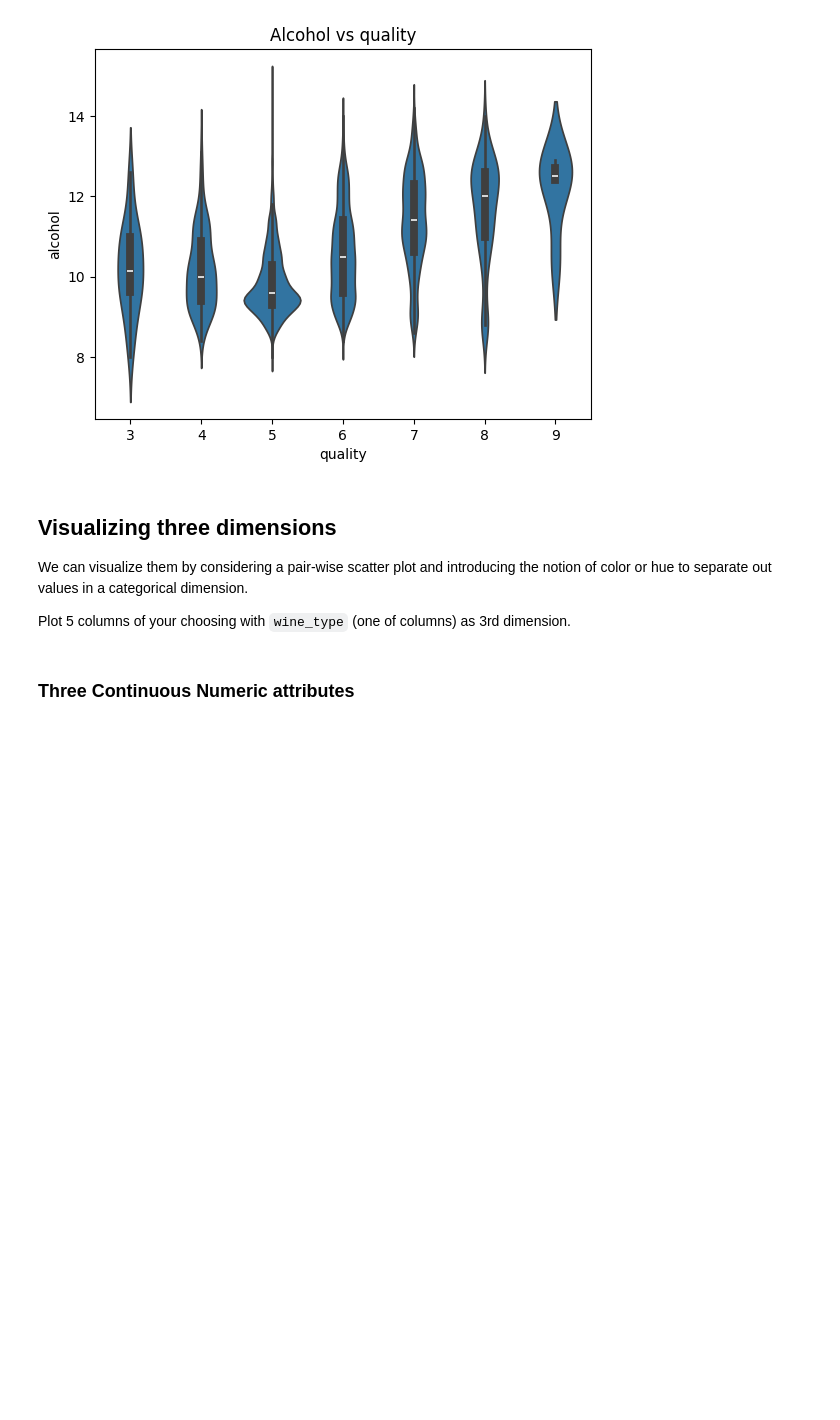
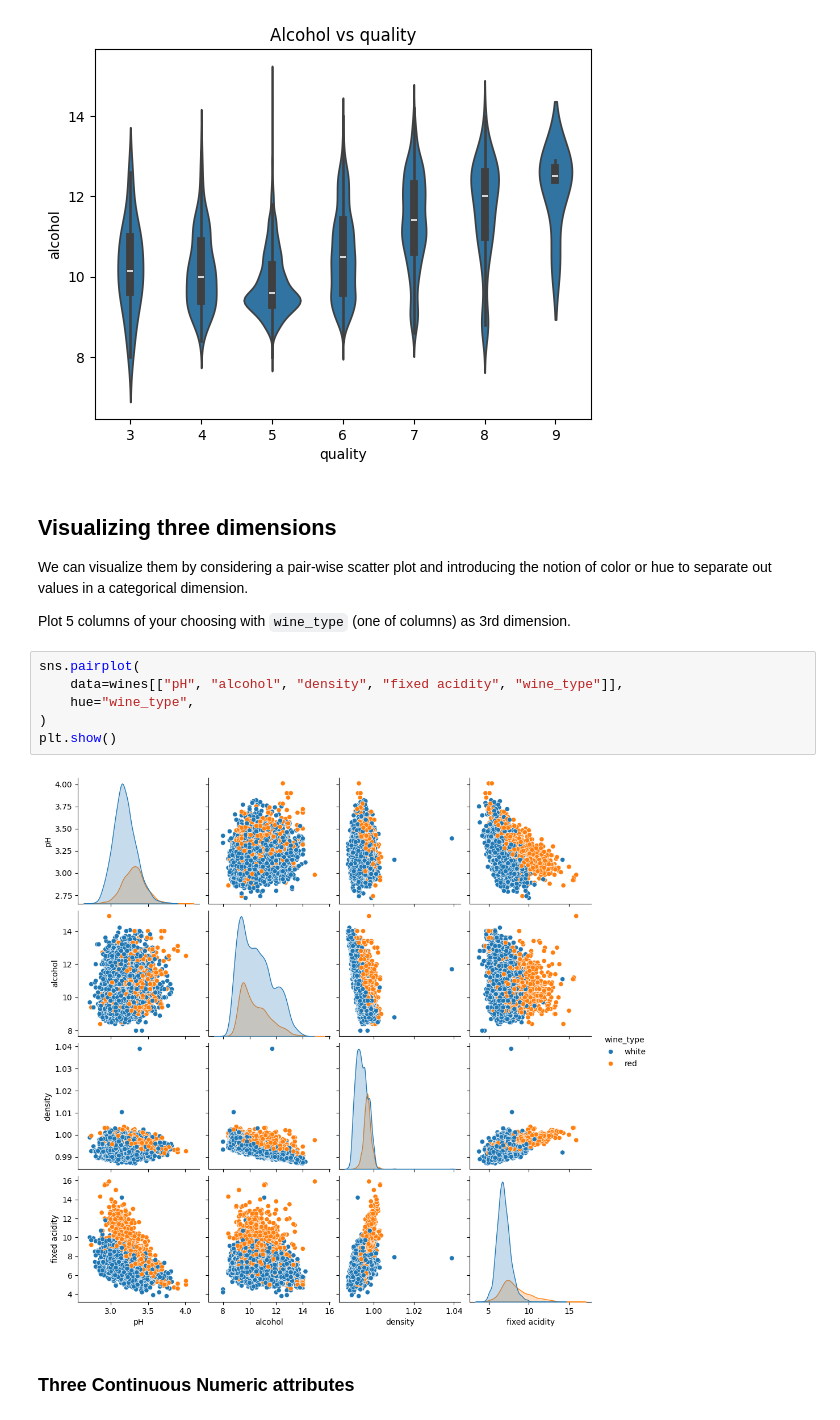
Before and after one commit to NicPack/Large-Datasets-Visualization, a Jupyter notebook: lab2/lab_1_descriptive_analytics.ipynb, the cells around one changed output. Cells and saved outputs as stored; diff of their text form; blank space fills up the shorter version.

Commit message:
lab2- descriptive analytics, wine dataset

```diff
--- a/lab2/lab_1_descriptive_analytics.ipynb
+++ b/lab2/lab_1_descriptive_analytics.ipynb
@@ -384,6 +366,14 @@ plt.show()
 We can visualize them by considering a pair-wise scatter plot and introducing the notion of color or hue to separate out values in a categorical dimension.
 
 Plot 5 columns of your choosing with `wine_type` (one of columns) as 3rd dimension.
+# %%
+sns.pairplot(
+    data=wines[["pH", "alcohol", "density", "fixed acidity", "wine_type"]],
+    hue="wine_type",
+)
+plt.show()
+# %% [output]
+[figure, added]
 # %% [markdown]
 ### Three Continuous Numeric attributes
 # %%
```
Also changed, not shown: parts of 34 cells of this notebook.
